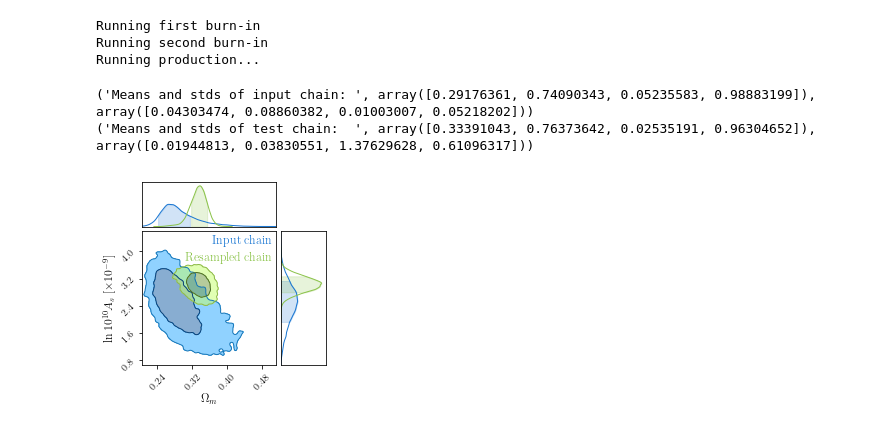
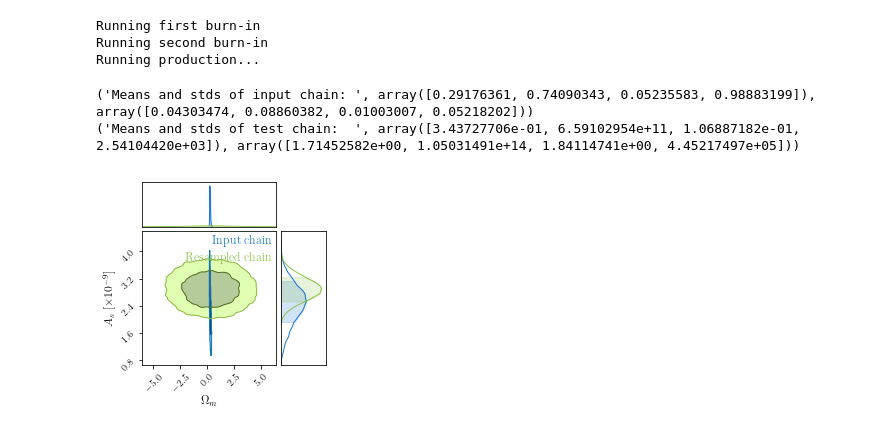
Before and after one commit to tmcclintock/GP_Importance_Sampler, a Jupyter notebook: notebooks/Basic example 5--resampling DES Y1.ipynb, the cells around one changed output. Cells and saved outputs as stored; diff of their text form; code cells hidden in the pictures.

Commit message:
More work on the DES chain.

```diff
--- a/notebooks/Basic example 5--resampling DES Y1.ipynb
+++ b/notebooks/Basic example 5--resampling DES Y1.ipynb
@@ -36,7 +54,7 @@ IS.train()
 #Resample the chain with an MCMC
 means = np.mean(input_chain, 0)
 
-nwalkers = 100
+nwalkers = 200
 ndim = len(input_chain[0])
 
 sampler = emcee.EnsembleSampler(nwalkers, ndim, IS.predict)
@@ -49,7 +67,7 @@ p0 = p0[np.argmax(lp)] + p0[np.argmax(lp)]*1e-4*np.random.randn(nwalkers, ndim)
 p0, lp, _ = sampler.run_mcmc(p0, 1000)
 sampler.reset()
 print("Running production...")
-sampler.run_mcmc(p0, 5000);
+sampler.run_mcmc(p0, 3000);
 # %% [output]
 Running first burn-in
 Running second burn-in
@@ -60,20 +78,20 @@ print("Means and stds of input chain: ", np.mean(input_chain, 0)[:4], np.std(inp
 print("Means and stds of test chain:  ", np.mean(test_chain, 0)[:4], np.std(test_chain, 0)[:4])
 # %% [output]
 ('Means and stds of input chain: ', array([0.29176361, 0.74090343, 0.05235583, 0.98883199]), array([0.04303474, 0.08860382, 0.01003007, 0.05218202]))
-('Means and stds of test chain:  ', array([0.33391043, 0.76373642, 0.02535191, 0.96304652]), array([0.01944813, 0.03830551, 1.37629628, 0.61096317]))
+('Means and stds of test chain:  ', array([3.43727706e-01, 6.59102954e+11, 1.06887182e-01, 2.54104420e+03]), array([1.71452582e+00, 1.05031491e+14, 1.84114741e+00, 4.45217497e+05]))
 # %%
 c = CC.ChainConsumer()
 
 plot_input_chain = [input_chain[:,0], input_chain[:,4]]
 plot_test_chain = [test_chain[:,0], test_chain[:,4]]
 
-labels = [r"$\Omega_m$", r"$h$", r"$\Omega_b$", r"$n_s$", r"$\ln10^{10}A_s$"]
-labels = [r"$\Omega_m$", r"$\ln10^{10}A_s$"]
+labels = [r"$\Omega_m$", r"$h$", r"$\Omega_b$", r"$n_s$", r"$A_s$"]
+labels = [r"$\Omega_m$", r"$A_s$"]
 
 c.add_chain(plot_input_chain, parameters=labels, name="Input chain")
 c.add_chain(plot_test_chain, parameters=labels, name="Resampled chain")
 
 fig = c.plotter.plot()
 #fig.savefig("DESY1_resampling_example.png", dpi=300, bbox_inches="tight")
 # %% [output]
-[figure, old version]
+[figure, new version]
```
Also changed, not shown: parts of 2 cells of this notebook, 1 other file.
